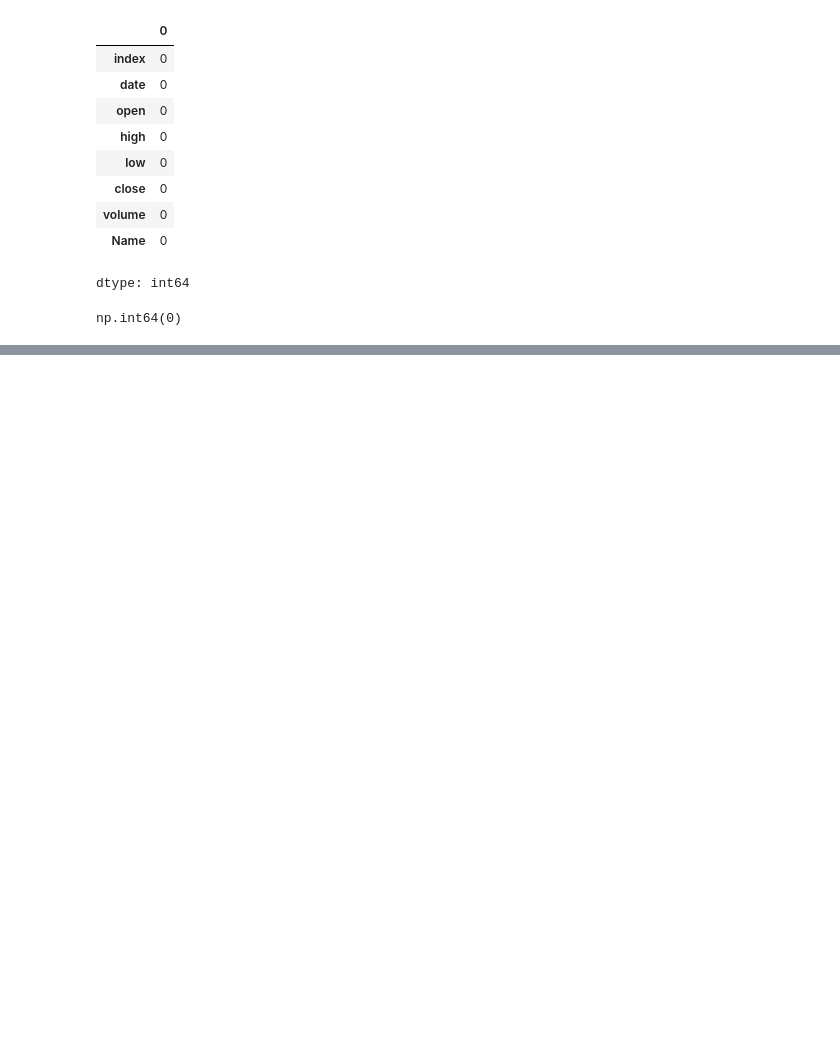
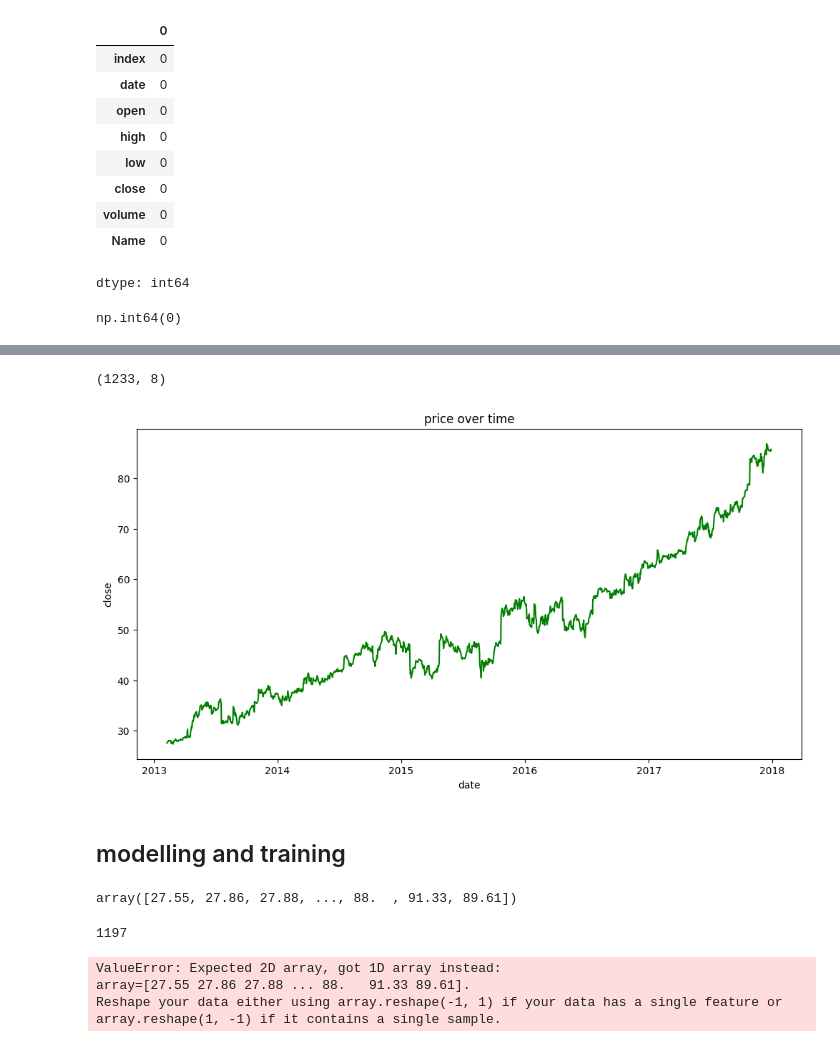
Before and after one commit to kamijoseph/Time-Series-Learning, a Jupyter notebook: lstm_forecast.ipynb, the cells around one changed output, grey strips where cells are left out. Drawn from its saved outputs; the diff is of its cells as text; code cells hidden in the pictures; blank space fills up the shorter version.

```diff
--- a/lstm_forecast.ipynb
+++ b/lstm_forecast.ipynb
@@ -44,0 +117,3 @@ np.int64(0)
+# %%
+data["date"] = pd.to_datetime(data["date"])
+data["date"].info()
@@ -44,0 +129,38 @@ np.int64(0)
+# %%
+prediction = data.loc[
+    (data["date"] > datetime(2013, 1, 1)) &
+    (data["date"] < datetime(2018, 1, 1))
+]
+prediction.shape
+# %% [output]
+(1233, 8)
+# %%
+plt.figure(figsize=(12, 6))
+plt.plot(prediction["date"], prediction["close"], color="green")
+plt.xlabel("date")
+plt.ylabel("close")
+plt.title("price over time")
+plt.show()
+# %% [output]
+[figure, added]
+# %% [markdown]
+## modelling and training
+# %%
+stock_close = data["close"]
+dataset = stock_close.values
+dataset
+# %% [output]
+array([27.55, 27.86, 27.88, ..., 88.  , 91.33, 89.61])
+# %%
+training_len = int(np.ceil(len(dataset) * 0.95))
+training_len
+# %% [output]
+1197
+# %%
+scaler = StandardScaler()
+scaled_ds = scaler.fit_transform(dataset)
+scaled_ds
+# %% [output]
+ValueError: Expected 2D array, got 1D array instead:
+array=[27.55 27.86 27.88 ... 88.   91.33 89.61].
+Reshape your data either using array.reshape(-1, 1) if your data has a single feature or array.reshape(1, -1) if it contains a single sample.
```
Also changed, not shown: parts of 8 cells of this notebook.
